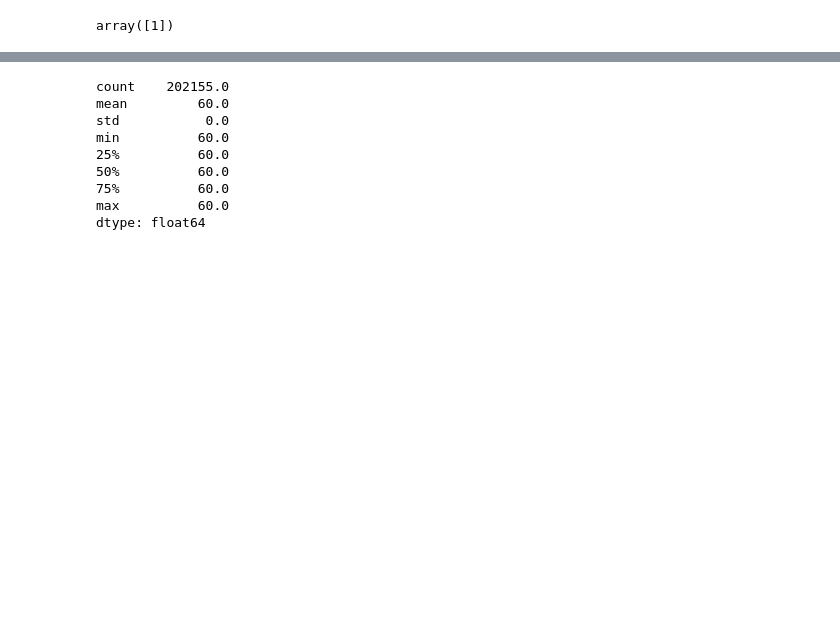
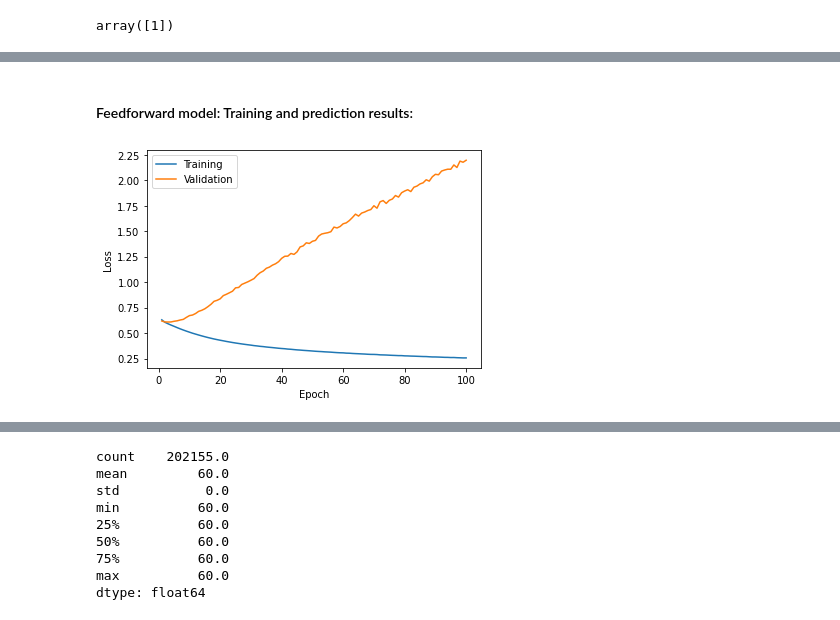
Before and after one commit to TanmayPK/CS6140-Project, a Jupyter notebook: CS6140_Detection_of_Sarcasm_Project.ipynb, the cells around one changed output, grey strips where cells are left out. Drawn from its saved outputs; the diff is of its cells as text; code cells hidden in the pictures; blank space fills up the shorter version.

```diff
--- a/Sarcasm_Detection.ipynb
+++ b/CS6140_Detection_of_Sarcasm_Project.ipynb
@@ -446,7 +447,8 @@ testset = XY(x_test, y_tst)
 # %%
 input_dim = 600
 hidden_dim = 256
-output_dim = 3
+num_layers = 2
+output_dim = 2
 num_epochs = 100
 batch_size = 128
 # %%
@@ -458,12 +458,13 @@ testloader = torch.utils.data.DataLoader(testset, batch_size = batch_size, shuff
 # %%
+# Defining the feedforward model
 class FFNN(nn.Module):
     def __init__(self, layer_num, input_dim, hidden_dim, output_dim):
       super(FFNN, self).__init__()
-      self.layers = [nn.Linear(input_dim, hidden_dim)]
-      for i in range(1, layer_num):
-        self.layers.append(nn.Linear(hidden_dim, hidden_dim))
+      self.layers = []
+      for i in range(layer_num):
+        self.layers.append(nn.Linear(input_dim if i == 0 else hidden_dim, hidden_dim))
         self.layers.append(nn.ReLU())
-      self.layers.append(nn.Linear(hidden_dim, output_dim))
+      self.layers.append(nn.Linear(input_dim if layer_num == 0 else hidden_dim, output_dim))
 
       self.layers = nn.ModuleList(self.layers)
 
@@ -472,7 +473,8 @@ class FFNN(nn.Module):
           x = layer(x)
         return x
 # %%
-model = FFNN(2, input_dim, hidden_dim, output_dim).to(device)
+
+model = FFNN(num_layers, input_dim, hidden_dim, output_dim).to(device)
 
 loss_fn = nn.CrossEntropyLoss()
 optimizer = torch.optim.Adam(model.parameters(), lr=0.001)
@@ -486,16 +488,14 @@ for epoch in range(num_epochs):
 
     model.train()
     for data, target in trainloader:
-      optimizer.zero_grad()
       data = data.to(device)
       target = target.to(device)
       output = model(data)
-      optimizer.zero_grad()
       loss = loss_fn(output, target)
       train_loss += loss.item()
+      optimizer.zero_grad()
       loss.backward()
       optimizer.step()
-      inpt = []
 
     model.eval()
     for data, target in valloader:
@@ -511,7 +511,7 @@ for epoch in range(num_epochs):
     if val_loss <= val_loss_min:
       torch.save(model.state_dict(), 'model.pt')
       val_loss_min = val_loss
-    if (epoch + 1) % 20 == 0:
+    if (epoch + 1) % 5 == 0:
       print("Epoch completed: " + str(epoch+1) +
             f"\n\tTraining Loss: {train_losses[epoch]:.3f}" +
             f"\n\tValidation Loss: {val_losses[epoch]:.3f}\n")
@@ -538,2 +536,13 @@ Epoch completed: 100
+# %% [markdown]
+#### Feedforward model: Training and prediction results:
+# %%
+plt.plot(list(range(1,len(train_losses) + 1)), train_losses, label = "Training")
+plt.plot(list(range(1,len(val_losses) +1)), val_losses, label = "Validation")
+plt.legend()
+plt.xlabel("Epoch")
+plt.ylabel("Loss")
+plt.show()
+# %% [output]
+[figure, added]
 # %%
 from sklearn.metrics import classification_report
```
Also changed, not shown: parts of 67 cells of this notebook, 1 other file.
